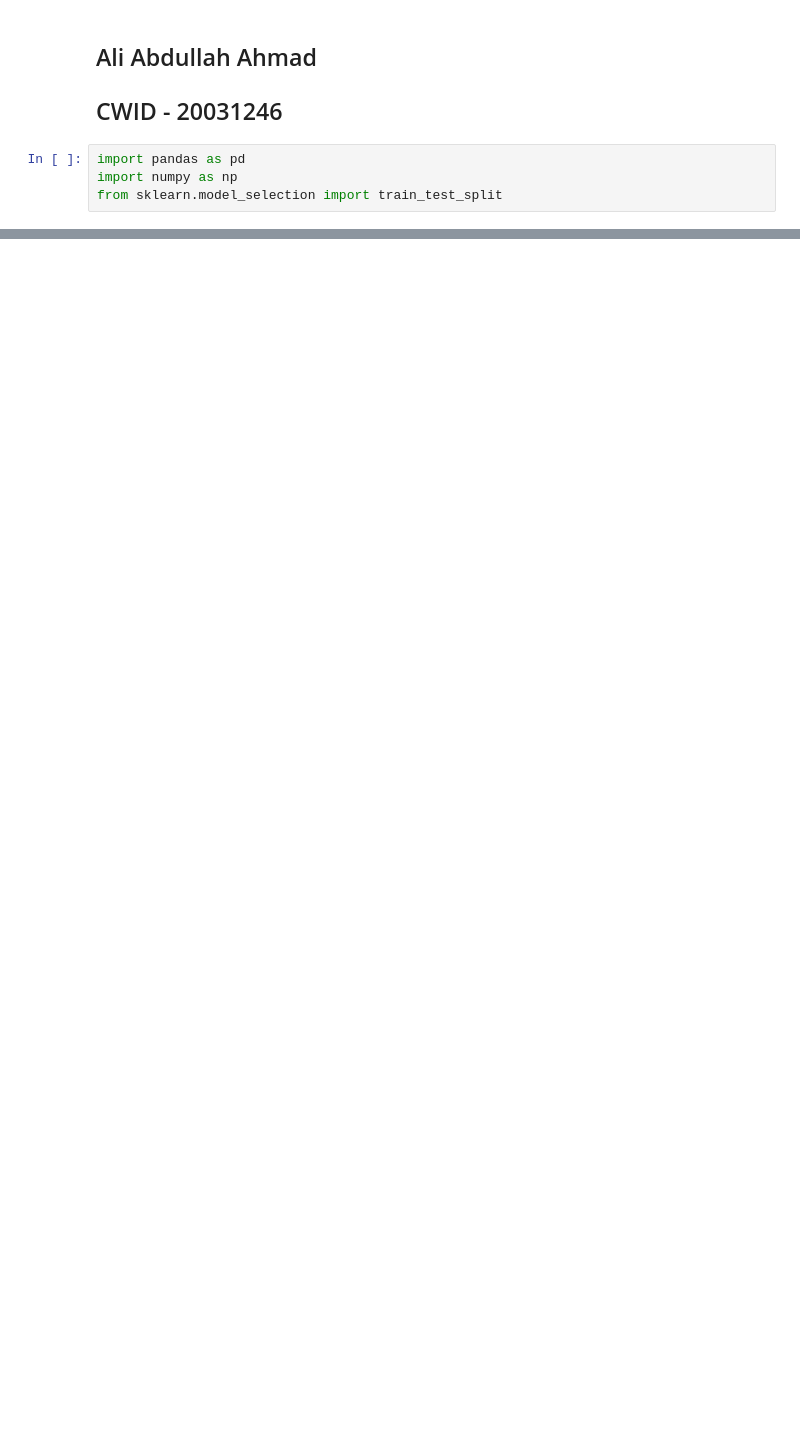
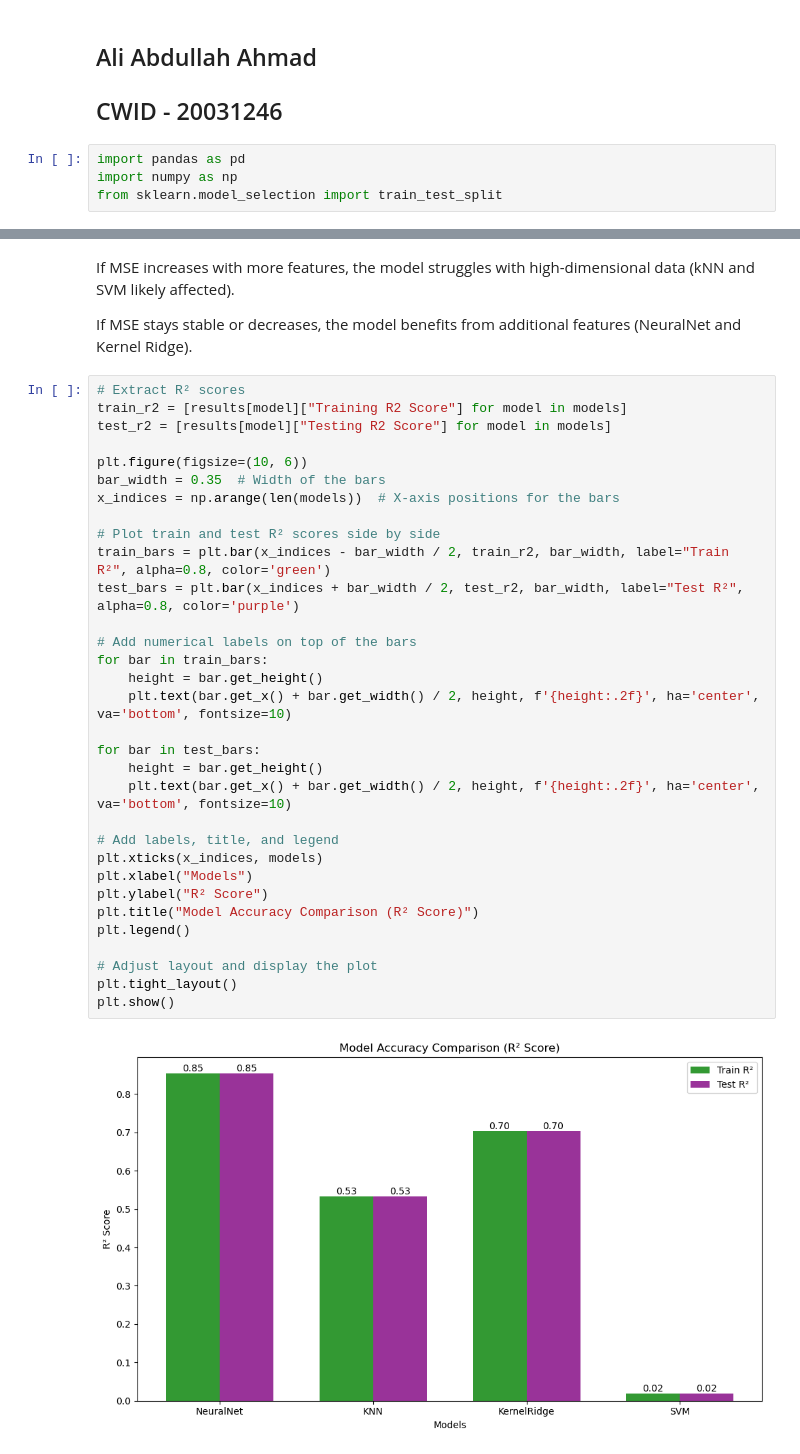
Before and after one commit to TRIPLE-A332/Stevens_IT-MS_in_CS, a Jupyter notebook: SPRING_25/CS559_Applications_of_ML/HW/hw4/Ali_hw4.ipynb, the cells around one changed output, grey strips where cells are left out. Drawn from its saved outputs; the diff is of its cells as text; blank space fills up the shorter version.

```diff
--- a/SPRING_25/CS559_Applications_of_ML/HW/hw4/Ali_hw4.ipynb
+++ b/SPRING_25/CS559_Applications_of_ML/HW/hw4/Ali_hw4.ipynb
@@ -33,0 +177,38 @@ Name: Salary, dtype: float64
+# %% [markdown]
+If MSE increases with more features, the model struggles with high-dimensional data (kNN and SVM likely affected).
+
+If MSE stays stable or decreases, the model benefits from additional features (NeuralNet and Kernel Ridge).
+# %%
+# Extract R² scores
+train_r2 = [results[model]["Training R2 Score"] for model in models]
+test_r2 = [results[model]["Testing R2 Score"] for model in models]
+
+plt.figure(figsize=(10, 6))
+bar_width = 0.35  # Width of the bars
+x_indices = np.arange(len(models))  # X-axis positions for the bars
+
+# Plot train and test R² scores side by side
+train_bars = plt.bar(x_indices - bar_width / 2, train_r2, bar_width, label="Train R²", alpha=0.8, color='green')
+test_bars = plt.bar(x_indices + bar_width / 2, test_r2, bar_width, label="Test R²", alpha=0.8, color='purple')
+
+# Add numerical labels on top of the bars
+for bar in train_bars:
+    height = bar.get_height()
+    plt.text(bar.get_x() + bar.get_width() / 2, height, f'{height:.2f}', ha='center', va='bottom', fontsize=10)
+
+for bar in test_bars:
+    height = bar.get_height()
+    plt.text(bar.get_x() + bar.get_width() / 2, height, f'{height:.2f}', ha='center', va='bottom', fontsize=10)
+
+# Add labels, title, and legend
+plt.xticks(x_indices, models)
+plt.xlabel("Models")
+plt.ylabel("R² Score")
+plt.title("Model Accuracy Comparison (R² Score)")
+plt.legend()
+
+# Adjust layout and display the plot
+plt.tight_layout()
+plt.show()
+# %% [output]
+[figure, added]
```
Also changed, not shown: parts of 21 cells of this notebook, 36 other files.
